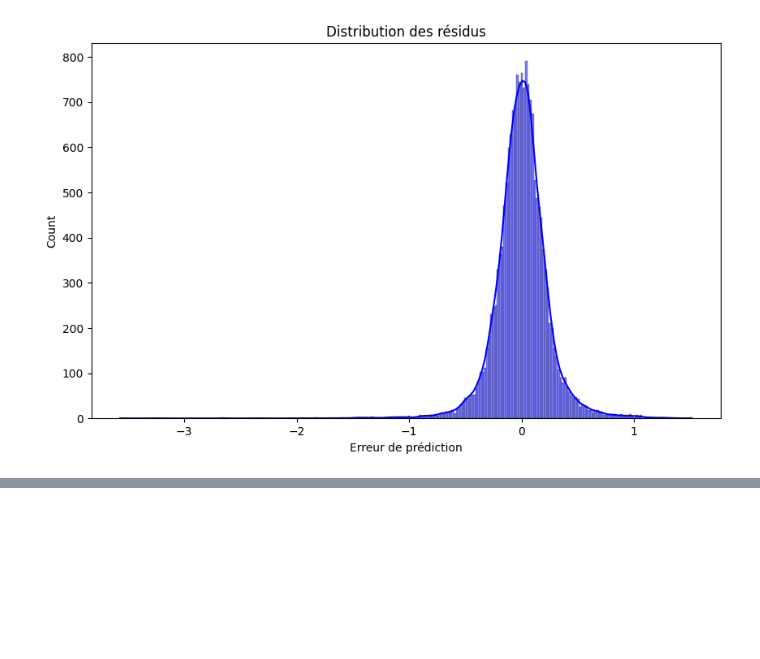
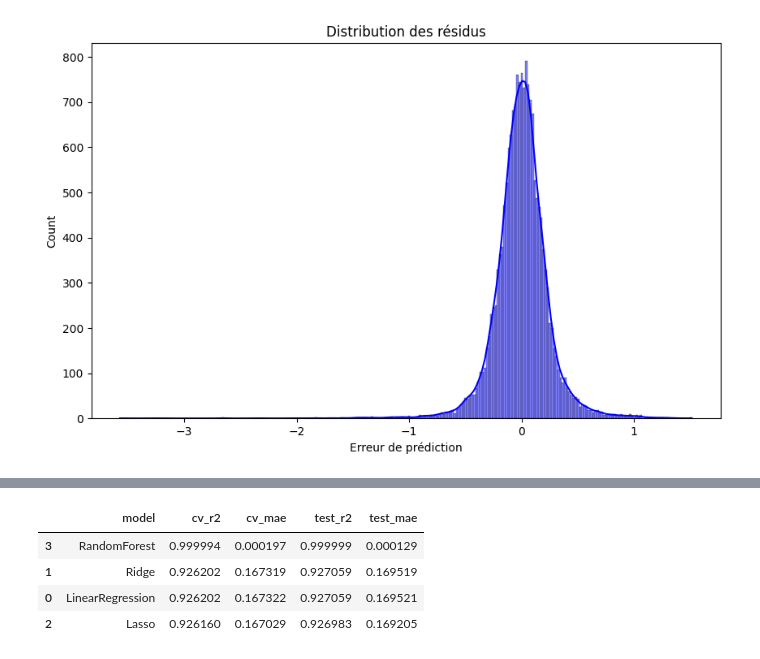
Before and after one commit to bruno-coulet/apartment-hunter, a Jupyter notebook: model.ipynb, the cells around one changed output, grey strips where cells are left out. Cells and saved outputs as stored; diff of their text form; code cells hidden in the pictures; blank space fills up the shorter version.

```diff
--- a/model.ipynb
+++ b/model.ipynb
@@ -21,4 +21,6 @@ y_train = pd.read_feather("data_model/y_train.feather")
 X_test = pd.read_feather("data_model/X_test.feather")
 y_test = pd.read_feather("data_model/y_test.feather")
 
-X_train.head(1)
+# Convertit y en Series 1d
+y_train = y_train.iloc[:,0]
+y_test  = y_test.iloc[:,0]
@@ -28,3 +26,0 @@ X_train.head(1)
-# %%
-y_train = pd.read_feather("data_model/y_train.feather")
-y_train.head(1)
@@ -35,8 +39,8 @@ y_train.head(1)
 Entrainement du model
 # %%
 
-model = LinearRegression()
-model.fit(X_train, y_train)
+lr = LinearRegression()
+lr.fit(X_train, y_train)
 # %% [output]
 LinearRegression()
 # %%
@@ -77,3 +86,8 @@ plt.xlabel('Erreur de prédiction')
 plt.show()
 # %% [output]
 [figure]
+# %%
+rf = RandomForestRegressor()
+rf.fit(X_train, y_train)
+
+rf.score(X_train, y_train)
@@ -91,0 +119,50 @@ plt.show()
+# %%
+from sklearn.model_selection import KFold, cross_val_score
+from sklearn.metrics import mean_absolute_error
+from sklearn.linear_model import Ridge, Lasso
+from sklearn.ensemble import RandomForestRegressor
+
+# Prépare y_train en 1D si nécessaire
+# y_train_vec = y_train.squeeze()
+
+models = {
+    'LinearRegression': LinearRegression(),
+    'Ridge': Ridge(alpha=1.0),
+    'Lasso': Lasso(alpha=0.001, max_iter=5000),
+    'RandomForest': RandomForestRegressor(n_estimators=300, random_state=42, n_jobs=-1)
+}
+
+cv = KFold(n_splits=5, shuffle=True, random_state=42)
+
+rows = []
+for name, mdl in models.items():
+    # R² en CV
+    # cv_r2 = cross_val_score(mdl, X_train, y_train_vec, cv=cv, scoring='r2').mean()
+    cv_r2 = cross_val_score(mdl, X_train, y_train, cv=cv, scoring='r2').mean()
+    # MAE en CV (valeur positive)
+    # cv_mae = -cross_val_score(mdl, X_train, y_train_vec, cv=cv, scoring='neg_mean_absolute_error').mean()
+    cv_mae = -cross_val_score(mdl, X_train, y_train, cv=cv, scoring='neg_mean_absolute_error').mean()
+
+    # Fit et métriques sur test
+    # mdl.fit(X_train, y_train_vec)
+    mdl.fit(X_train, y_train)
+    r2_test = mdl.score(X_test, y_test)
+    y_pred_test = mdl.predict(X_test)
+    mae_test = mean_absolute_error(y_test, y_pred_test)
+
+    rows.append({
+        'model': name,
+        'cv_r2': cv_r2,
+        'cv_mae': cv_mae,
+        'test_r2': r2_test,
+        'test_mae': mae_test
+    })
+
+results_df = pd.DataFrame(rows).sort_values(by=['cv_r2'], ascending=False)
+results_df
+# %% [output]
+|  | model | cv_r2 | cv_mae | test_r2 | test_mae |
+| 3 | RandomForest | 0.999994 | 0.000197 | 0.999999 | 0.000129 |
+| 1 | Ridge | 0.926202 | 0.167319 | 0.927059 | 0.169519 |
+| 0 | LinearRegression | 0.926202 | 0.167322 | 0.927059 | 0.169521 |
+| 2 | Lasso | 0.926160 | 0.167029 | 0.926983 | 0.169205 |
```
Also changed, not shown: parts of 13 cells of this notebook, 2 other files.
